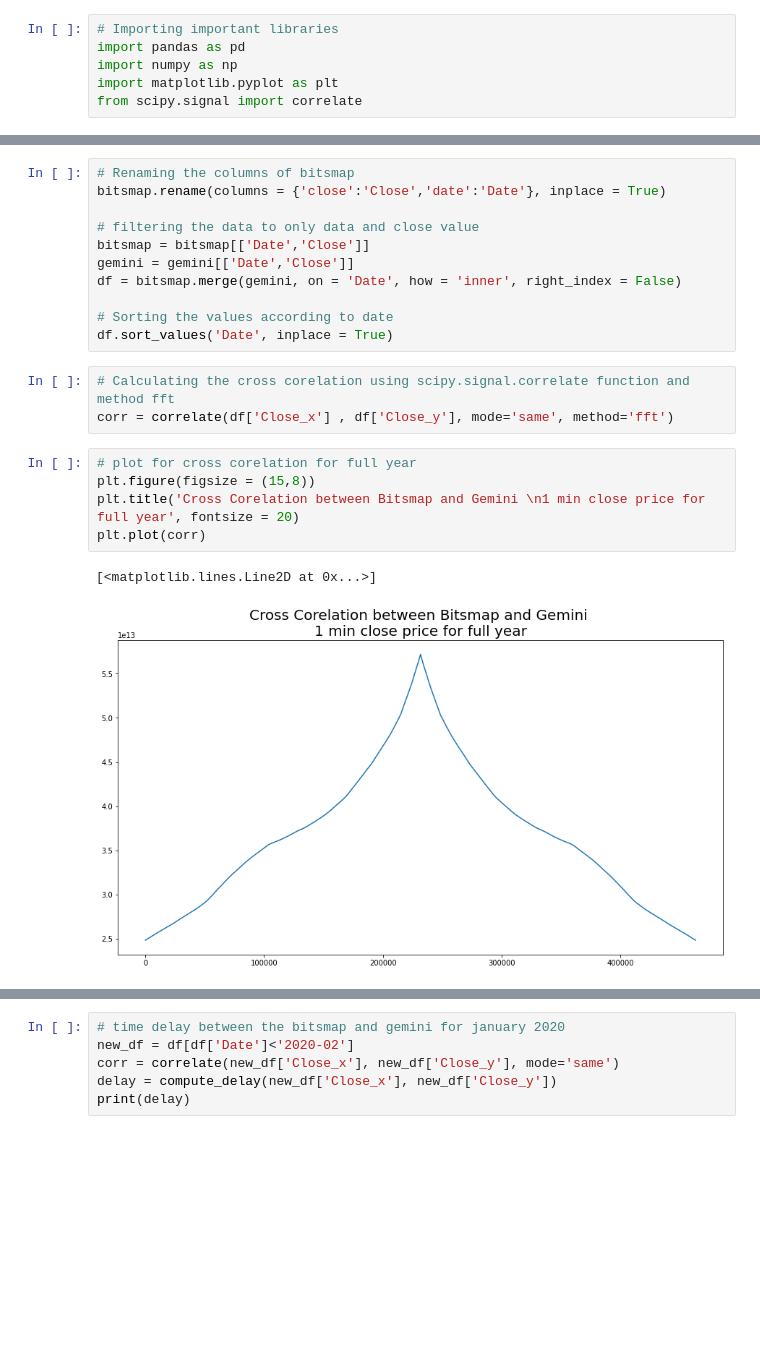
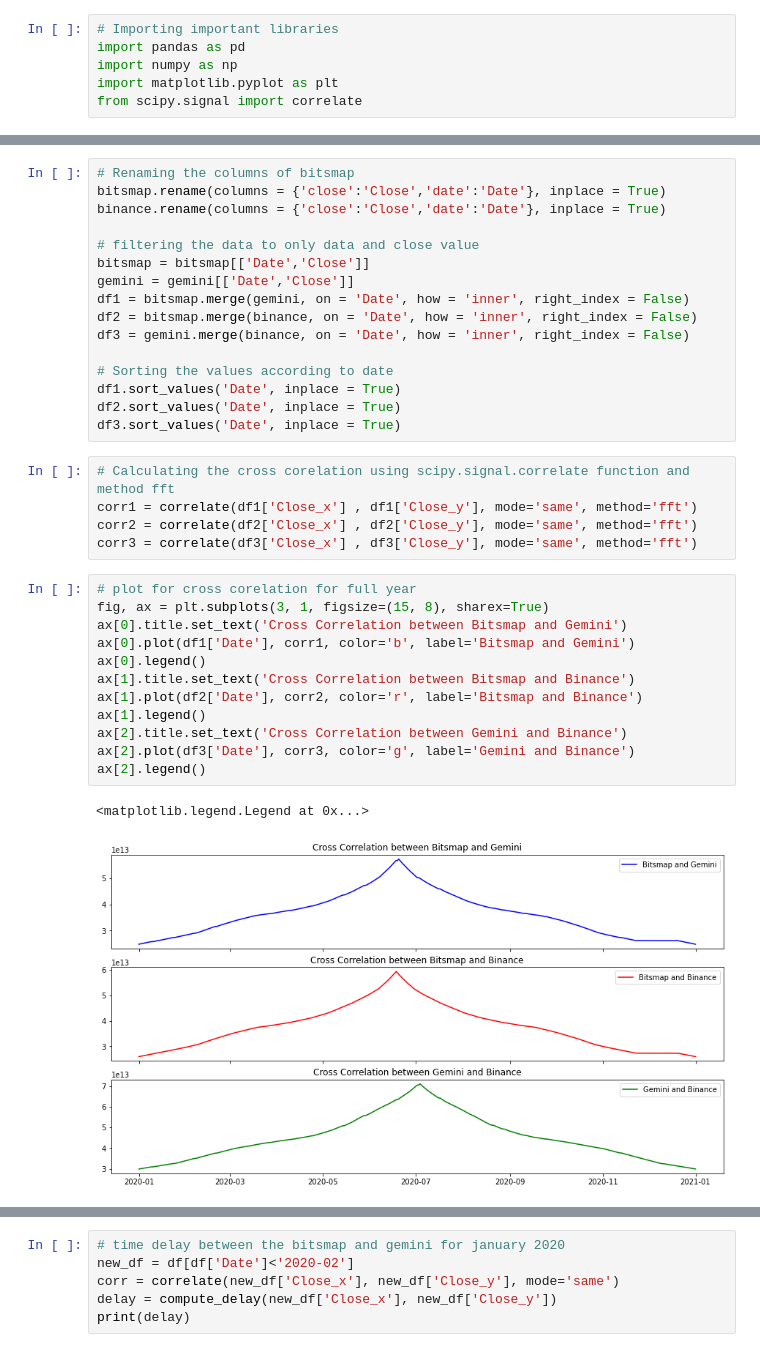
Before and after one commit to ayushimishra28/Cross-Corelation, a Jupyter notebook: Cross Correlation.ipynb, the cells around one changed output, grey strips where cells are left out. Saved outputs shown, nothing was run; the diff lists cells and outputs as text; blank space fills up the shorter version.

```diff
--- a/Cross Correlation.ipynb
+++ b/Cross Correlation.ipynb
@@ -44,25 +60,39 @@ ax[1].legend()
 # %%
 # Renaming the columns of bitsmap
 bitsmap.rename(columns = {'close':'Close','date':'Date'}, inplace = True)
+binance.rename(columns = {'close':'Close','date':'Date'}, inplace = True)
 
 # filtering the data to only data and close value
 bitsmap = bitsmap[['Date','Close']]
 gemini = gemini[['Date','Close']]
-df = bitsmap.merge(gemini, on = 'Date', how = 'inner', right_index = False)
+df1 = bitsmap.merge(gemini, on = 'Date', how = 'inner', right_index = False)
+df2 = bitsmap.merge(binance, on = 'Date', how = 'inner', right_index = False)
+df3 = gemini.merge(binance, on = 'Date', how = 'inner', right_index = False)
 
 # Sorting the values according to date
-df.sort_values('Date', inplace = True)
+df1.sort_values('Date', inplace = True)
+df2.sort_values('Date', inplace = True)
+df3.sort_values('Date', inplace = True)
 # %%
 # Calculating the cross corelation using scipy.signal.correlate function and method fft
-corr = correlate(df['Close_x'] , df['Close_y'], mode='same', method='fft')
+corr1 = correlate(df1['Close_x'] , df1['Close_y'], mode='same', method='fft')
+corr2 = correlate(df2['Close_x'] , df2['Close_y'], mode='same', method='fft')
+corr3 = correlate(df3['Close_x'] , df3['Close_y'], mode='same', method='fft')
-# %%
-# plot for cross corelation for full year
-plt.figure(figsize = (15,8))
-plt.title('Cross Corelation between Bitsmap and Gemini \n1 min close price for full year', fontsize = 20)
-plt.plot(corr)
-# %% [output]
-[<matplotlib.lines.Line2D at 0x...>]
-[figure, removed]
+# %%
+# plot for cross corelation for full year
+fig, ax = plt.subplots(3, 1, figsize=(15, 8), sharex=True)
+ax[0].title.set_text('Cross Correlation between Bitsmap and Gemini')
+ax[0].plot(df1['Date'], corr1, color='b', label='Bitsmap and Gemini')
+ax[0].legend()
+ax[1].title.set_text('Cross Correlation between Bitsmap and Binance')
+ax[1].plot(df2['Date'], corr2, color='r', label='Bitsmap and Binance')
+ax[1].legend()
+ax[2].title.set_text('Cross Correlation between Gemini and Binance')
+ax[2].plot(df3['Date'], corr3, color='g', label='Gemini and Binance')
+ax[2].legend()
+# %% [output]
+<matplotlib.legend.Legend at 0x...>
+[figure, added]
 # %%
 # time delay between the bitsmap and gemini for full year 2020
 def compute_delay(x, y):
```
Also changed, not shown: parts of 9 cells of this notebook.
